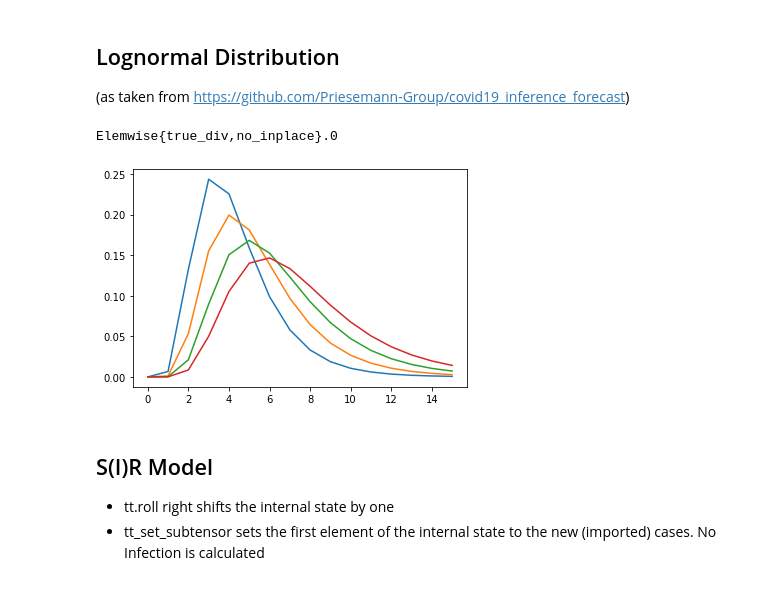
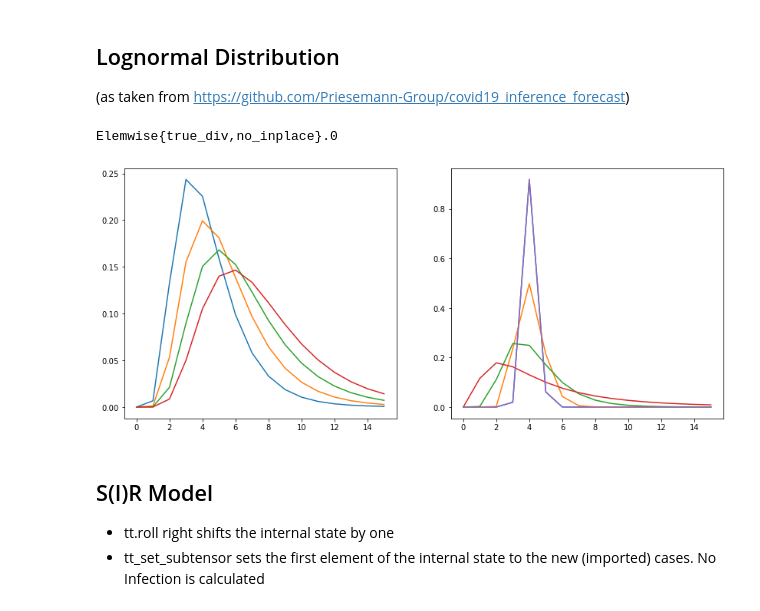
Before and after one commit to matthiaslinden/COVID19_inference_alt, a Jupyter notebook: notebooks/TheanoToolkit.ipynb, the cells around one changed output. Cells and saved outputs as stored; diff of their text form; code cells hidden in the pictures.

```diff
--- a/notebooks/TheanoToolkit.ipynb
+++ b/notebooks/TheanoToolkit.ipynb
@@ -23,17 +23,22 @@ def tt_lognormal(x, mu, sigma):
 # %%
 print(tt_lognormal(np.arange(10),4,.443))
 d = tt.vector()
 s_lognormal_median = tt.scalar()
 s_lognormal_sigma = tt.scalar()
 
 s_beta = tt_lognormal(d, tt.log(s_lognormal_median), s_lognormal_sigma)
 f_beta = theano.function([d,s_lognormal_median,s_lognormal_sigma],[s_beta])
 
+fig, axes = plt.subplots(1,2, figsize = (14,6),squeeze=False)
+ax = axes[0,0]
 for m in [4,5,6,7]:
-    plt.plot(f_beta(np.arange(16),m,.443)[0])
+    ax.plot(f_beta(np.arange(16),m,.443)[0])
+bx = axes[0,1]
+for s in [.1,.2,.4,.8,.1]:
+    bx.plot(f_beta(np.arange(16),4,s)[0])
 # %% [output]
 Elemwise{true_div,no_inplace}.0
-[figure, old version]
+[figure, new version]
 # %% [markdown]
 ## S(I)R Model
 * tt.roll right shifts the internal state by one
```
Also changed, not shown: parts of 5 cells of this notebook, 5 other files.
